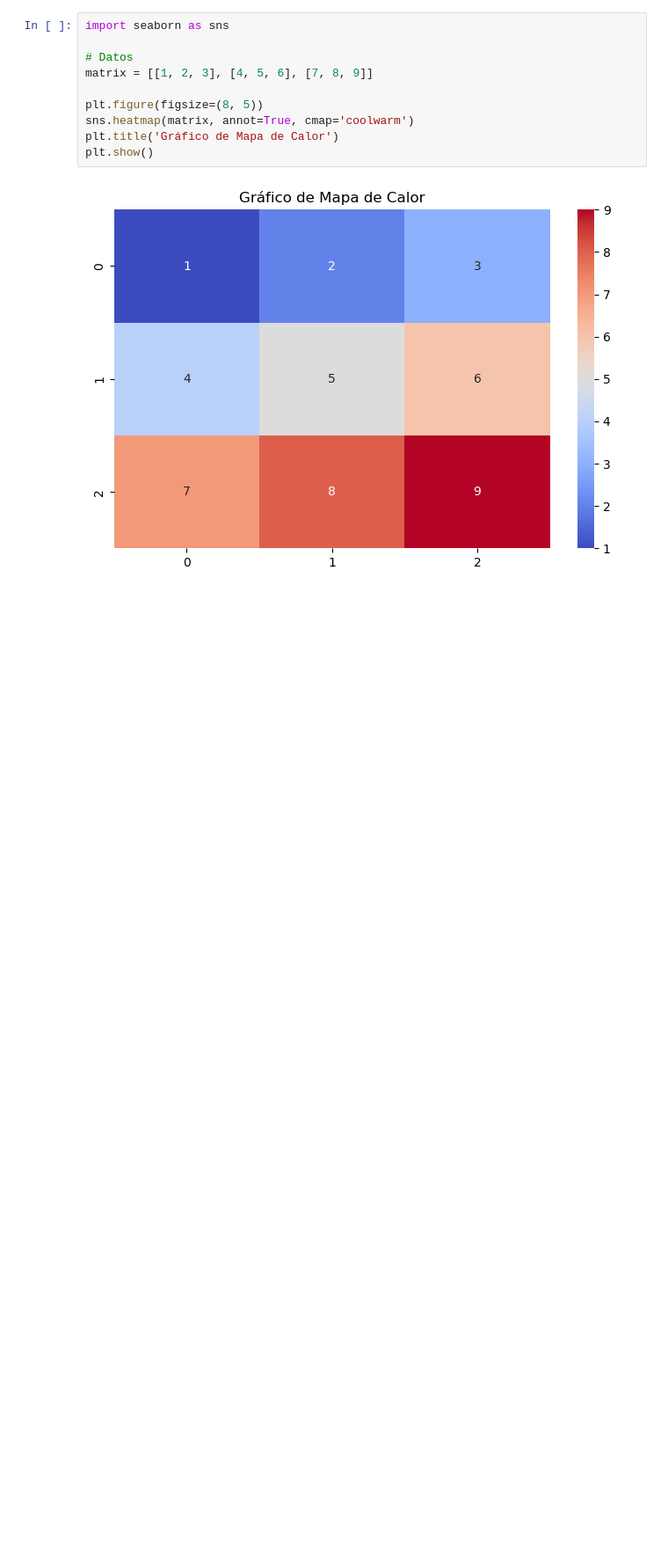
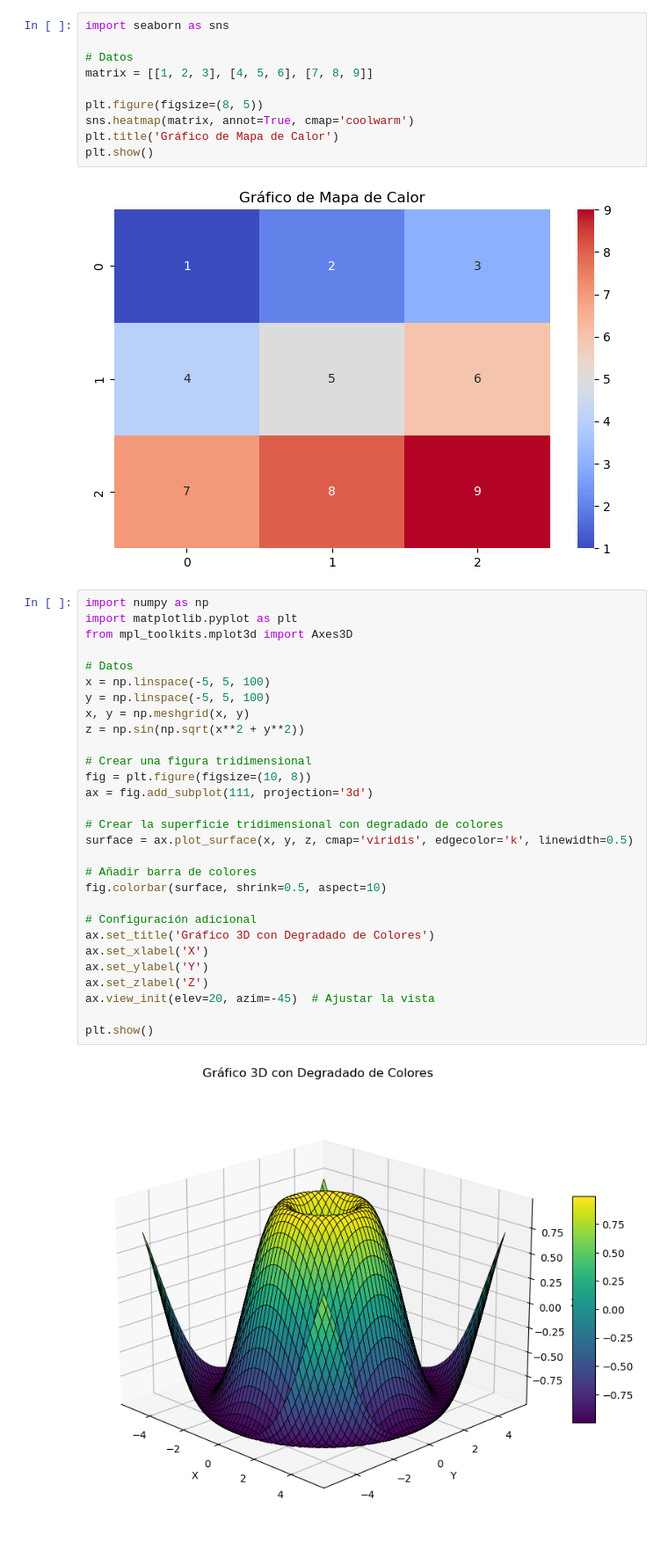
Before and after one commit to davidbr96/OtrasGraficas, a Jupyter notebook: otras_graficas.ipynb, the cells around one changed output. Shown at 88% size. Saved outputs shown, nothing was run; the diff lists cells and outputs as text; blank space fills up the shorter version.

Commit message:
More charts

```diff
--- a/otras_graficas.ipynb
+++ b/otras_graficas.ipynb
@@ -160,3 +134,34 @@ plt.title('Gráfico de Mapa de Calor')
 plt.show()
 # %% [output]
 [figure]
+# %%
+import numpy as np
+import matplotlib.pyplot as plt
+from mpl_toolkits.mplot3d import Axes3D
+
+# Datos
+x = np.linspace(-5, 5, 100)
+y = np.linspace(-5, 5, 100)
+x, y = np.meshgrid(x, y)
+z = np.sin(np.sqrt(x**2 + y**2))
+
+# Crear una figura tridimensional
+fig = plt.figure(figsize=(10, 8))
+ax = fig.add_subplot(111, projection='3d')
+
+# Crear la superficie tridimensional con degradado de colores
+surface = ax.plot_surface(x, y, z, cmap='viridis', edgecolor='k', linewidth=0.5)
+
+# Añadir barra de colores
+fig.colorbar(surface, shrink=0.5, aspect=10)
+
+# Configuración adicional
+ax.set_title('Gráfico 3D con Degradado de Colores')
+ax.set_xlabel('X')
+ax.set_ylabel('Y')
+ax.set_zlabel('Z')
+ax.view_init(elev=20, azim=-45)  # Ajustar la vista
+
+plt.show()
+# %% [output]
+[figure, added]
```
Also changed, not shown: parts of 1 cell of this notebook.
